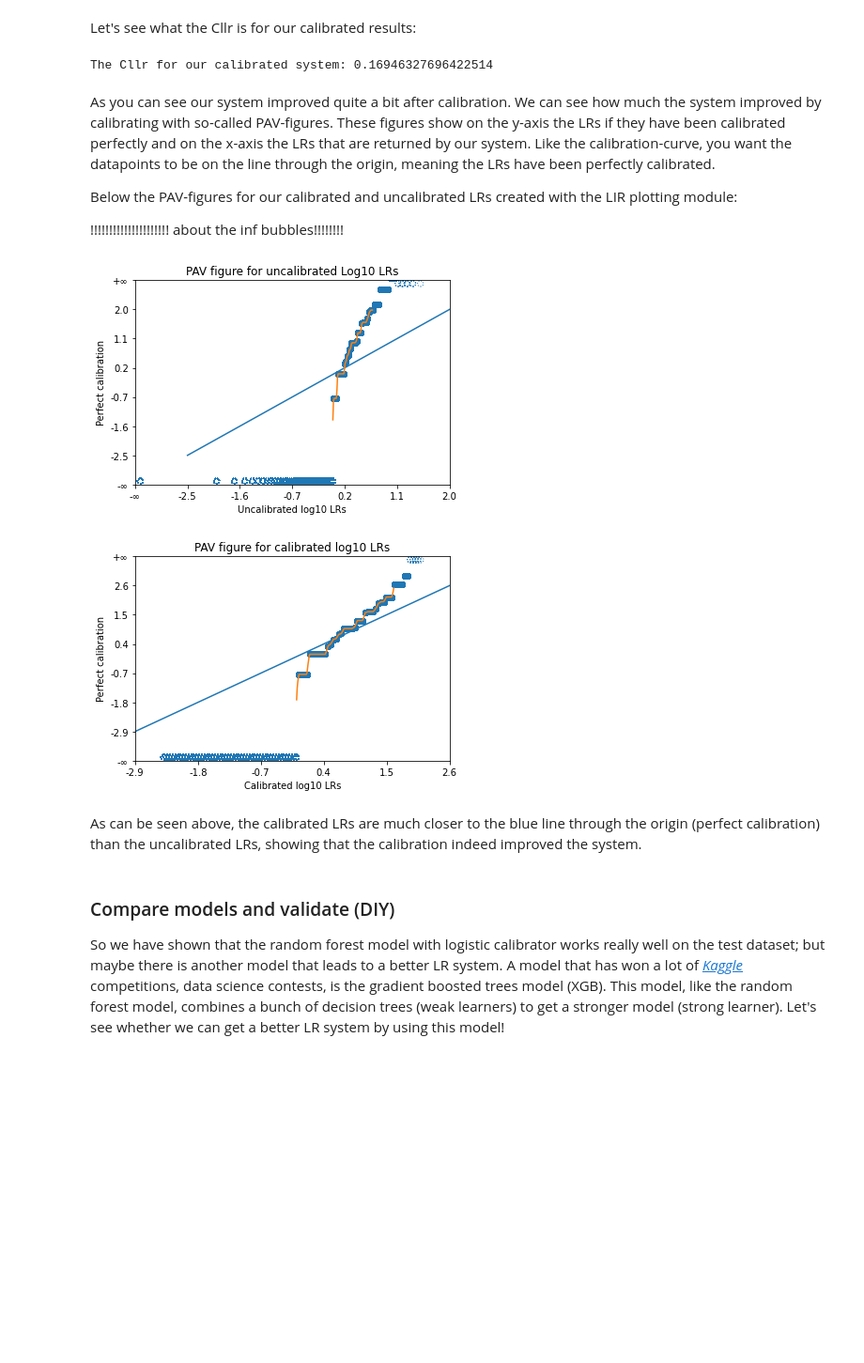
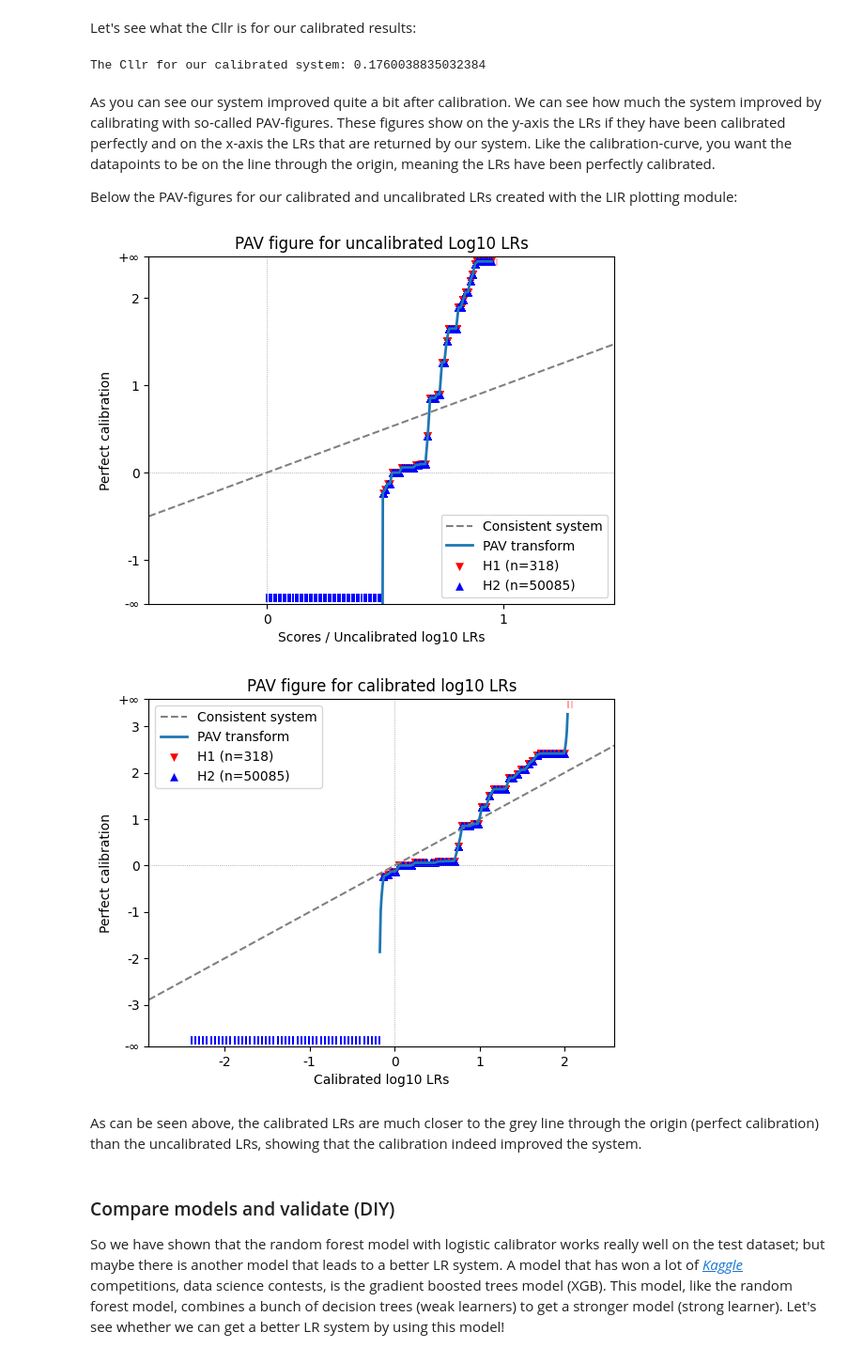
Before and after one commit to NetherlandsForensicInstitute/datascience-cursus, a Jupyter notebook: computer_science_track/week5/wg5_ML2LR.ipynb, the cells around one changed output. Shown at 94% size. Drawn from its saved outputs; the diff is of its cells as text; code cells hidden in the pictures; blank space fills up the shorter version.

```diff
--- a/computer_science_track/week5/wg5_ML2LR.ipynb
+++ b/computer_science_track/week5/wg5_ML2LR.ipynb
@@ -141,22 +176,22 @@ from sklearn.model_selection import GroupShuffleSplit
 
 # First we split off 20% from the data for a hold-out validation set (grouped per glass particle)
 splitter = GroupShuffleSplit(test_size=.20, n_splits=2, random_state=1)
-split = splitter.split(X, groups=y)
-train_test_inds, val_inds = next(split)
+split = splitter.split(X, groups=y) #These groups contain the 'Item' ID, see the code block above
+train_test_ids, val_ids = next(split)
 
 # Then we split off 20% to use as a test set
 splitter = GroupShuffleSplit(test_size=.20, n_splits=2, random_state=1)
-split = splitter.split(X[train_test_inds], groups=y[train_test_inds])
-train_inds, test_inds = next(split)
+split = splitter.split(X[train_test_ids], groups=y[train_test_ids])
+train_ids, test_ids = next(split)
 
 # We create the test, train and validation sets
 # X are the concentrations, y are the corresponding labels indicating the source
-X_train = X[train_inds]
-y_train = y[train_inds]
-X_test = X[test_inds]
-y_test = y[test_inds]
-X_val = X[val_inds]
-y_val = y[val_inds]
+X_train = X[train_ids]
+y_train = y[train_ids]
+X_test = X[test_ids]
+y_test = y[test_ids]
+X_val = X[val_ids]
+y_val = y[val_ids]
 # %% [markdown]
 ### Creating pairs
 
@@ -398,7 +418,8 @@ The Cllr for our uncalibrated system: 0.3366728836720793
 # %% [markdown]
 Let's now try whether we can improve the system by applying calibration. We will be using the `LogitCalibrator` of the calibration module of LIR for this, this calibrator uses logistic regression as a mapping function:
 # %%
-from lir.calibration import LogitCalibrator
+from lir.algorithms.logistic_regression import LogitCalibrator
+from lir.data.models import FeatureData
 
 # 1: we calculate the scores on the train data
 P_Hp_train = scorer.predict_proba(X_train_pairs)[:, 1]
@@ -407,7 +428,7 @@ P_Hp_train = scorer.predict_proba(X_train_pairs)[:, 1]
 calibrator = LogitCalibrator()
 
 # 3: fit the calibrator
-calibrator.fit(P_Hp_train, y_train_pairs)
+calibrator.fit(FeatureData(features=P_Hp_train, labels=y_train_pairs))
 
 # 4: we use the calibrator to calibrate our uncalibrated scores
-calibrated_LRs_test = calibrator.transform(P_Hp_test)
+calibrated_LRs_test = calibrator.apply(FeatureData(features=P_Hp_test, labels=y_test_pairs))
@@ -414,36 +441,36 @@ calibrated_LRs_test = calibrator.transform(P_Hp_test)
 # %% [markdown]
 Let's see what the Cllr is for our calibrated results:
 # %%
-print(f'The Cllr for our calibrated system: {cllr(calibrated_LRs_test, y_test_pairs)}')
+# Note that when printing the Cllr for the uncalibrated LRs, we needed to convert the data to an LLRData object first.
+# This time we don't need to do that, because that object is what calibrator.apply outputs.
+print(f'The Cllr for our calibrated system: {cllr(calibrated_LRs_test)}')
 # %% [output]
-The Cllr for our calibrated system: 0.16946327696422514
+The Cllr for our calibrated system: 0.1760038835032384
 # %% [markdown]
 As you can see our system improved quite a bit after calibration. We can see how much the system improved by calibrating with so-called PAV-figures. These figures show on the y-axis the LRs if they have been calibrated perfectly and on the x-axis the LRs that are returned by our system. Like the calibration-curve, you want the datapoints to be on the line through the origin, meaning the LRs have been perfectly calibrated.
 
 Below the PAV-figures for our calibrated and uncalibrated LRs created with the LIR plotting module:
-
-!!!!!!!!!!!!!!!!!!!!! about the inf bubbles!!!!!!!!
 # %%
 from lir import plotting
 
 # PAV for uncalibrated LRs
 with plotting.show() as ax:
-    ax.pav(LRs_test, y_test_pairs)
-    ax.xlabel('Uncalibrated log10 LRs')
-    ax.ylabel('Perfect calibration')
+    ax.pav(LLRData(features=P_Hp_test, labels=y_test_pairs))
+    ax.set_xlabel('Scores / Uncalibrated log10 LRs')
+    ax.set_ylabel('Perfect calibration')
     ax.title('PAV figure for uncalibrated Log10 LRs')
 
 # PAV for calibrated LRs
 with plotting.show() as ax:
-    ax.pav(calibrated_LRs_test, y_test_pairs)
-    ax.xlabel('Calibrated log10 LRs')
-    ax.ylabel('Perfect calibration')
+    ax.pav(calibrated_LRs_test)
+    ax.set_xlabel('Calibrated log10 LRs')
+    ax.set_ylabel('Perfect calibration')
     ax.title('PAV figure for calibrated log10 LRs')
 # %% [output]
-[figure, old version]
+[figure, new version]
-[figure, old version]
+[figure, new version]
 # %% [markdown]
-As can be seen above, the calibrated LRs are much closer to the blue line through the origin (perfect calibration) than the uncalibrated LRs, showing that the calibration indeed improved the system.
+As can be seen above, the calibrated LRs are much closer to the grey line through the origin (perfect calibration) than the uncalibrated LRs, showing that the calibration indeed improved the system.
 # %% [markdown]
 ### Compare models and validate (DIY)
 
```
Also changed, not shown: parts of 16 cells of this notebook.
